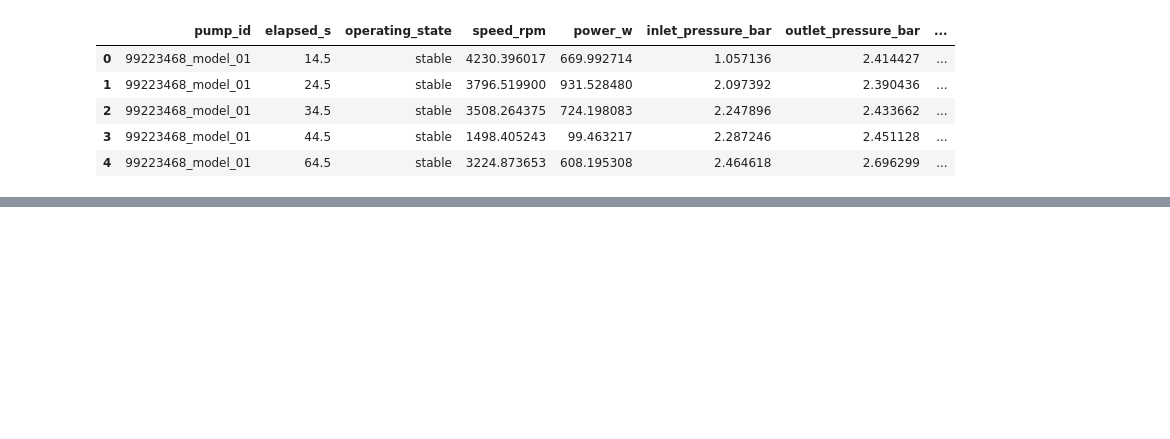
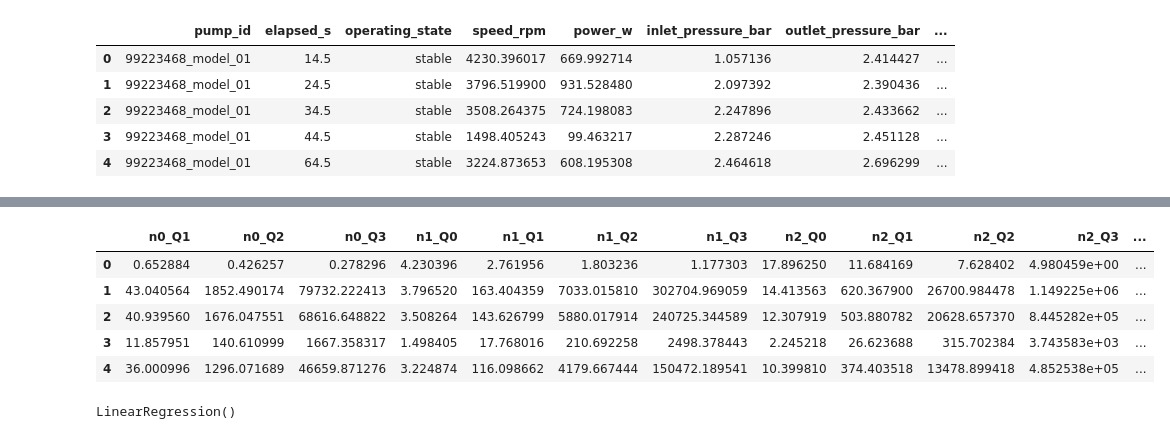
Before and after one commit to Hounczy/plastic-roc-stars, a Jupyter notebook: test_env.ipynb, the cells around one changed output, grey strips where cells are left out. Cells and saved outputs as stored; diff of their text form; code cells hidden in the pictures; blank space fills up the shorter version.

Commit message:
task 0 calculations

```diff
--- a/test_env.ipynb
+++ b/test_env.ipynb
@@ -22,0 +37,26 @@ vis.plotFeature_byTime(df, "POWER_W")
+# %%
+# Task 0
+n = df["speed_rpm"] / 1000
+Q = df["flow_m3_h"]
+y = df["power_w"]
+
+X = pd.DataFrame(index=df.index)
+for i in range(4):
+    for j in range(4):
+        if i == 0 and j == 0:
+            continue # intercept
+        X[f"n{i}_Q{j}"] = (n**i)*(Q**j)
+# %%
+X.head()
+# %% [output]
+|  | n0_Q1 | n0_Q2 | n0_Q3 | n1_Q0 | n1_Q1 | n1_Q2 | n1_Q3 | n2_Q0 | n2_Q1 | n2_Q2 | n2_Q3 | ... |
+| 0 | 0.652884 | 0.426257 | 0.278296 | 4.230396 | 2.761956 | 1.803236 | 1.177303 | 17.896250 | 11.684169 | 7.628402 | 4.980459e+00 | ... |
+| 1 | 43.040564 | 1852.490174 | 79732.222413 | 3.796520 | 163.404359 | 7033.015810 | 302704.969059 | 14.413563 | 620.367900 | 26700.984478 | 1.149225e+06 | ... |
+| 2 | 40.939560 | 1676.047551 | 68616.648822 | 3.508264 | 143.626799 | 5880.017914 | 240725.344589 | 12.307919 | 503.880782 | 20628.657370 | 8.445282e+05 | ... |
+| 3 | 11.857951 | 140.610999 | 1667.358317 | 1.498405 | 17.768016 | 210.692258 | 2498.378443 | 2.245218 | 26.623688 | 315.702384 | 3.743583e+03 | ... |
+| 4 | 36.000996 | 1296.071689 | 46659.871276 | 3.224874 | 116.098662 | 4179.667444 | 150472.189541 | 10.399810 | 374.403518 | 13478.899418 | 4.852538e+05 | ... |
+# %%
+model = LinearRegression()
+model.fit(X,y)
+# %% [output]
+LinearRegression()
```
Also changed, not shown: parts of 13 cells of this notebook, 2 other files.
